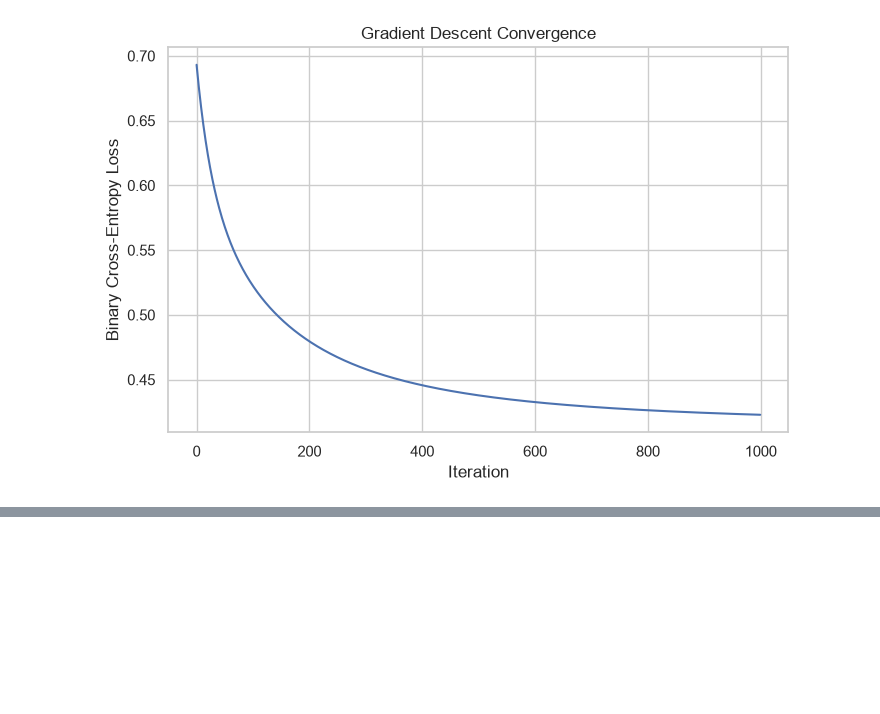
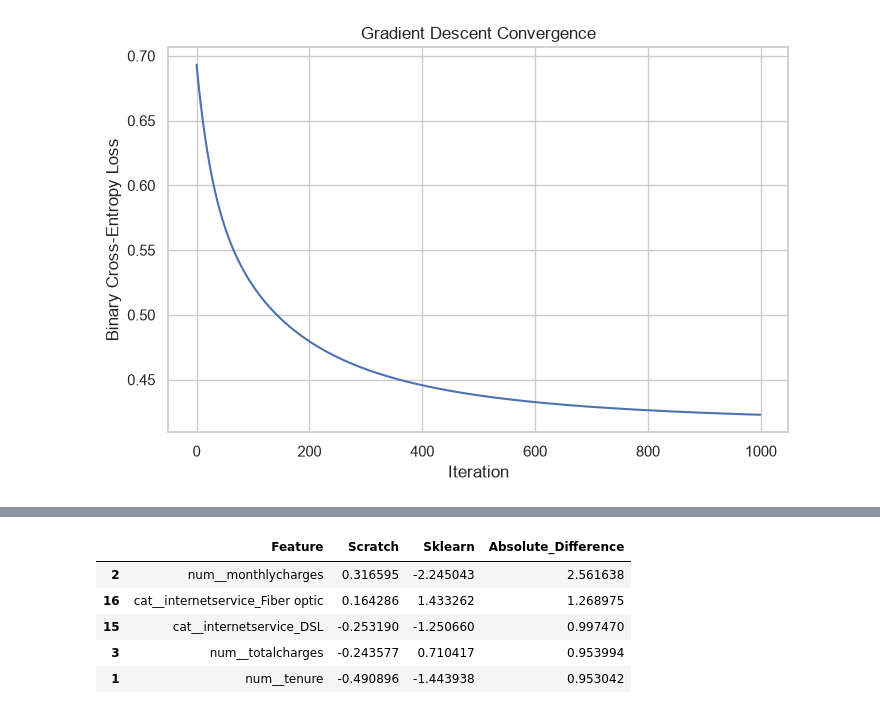
Before and after one commit to ZahinAwosaf/telco-churn-classification, a Jupyter notebook: telco_customer_churn.ipynb, the cells around one changed output, grey strips where cells are left out. Saved outputs shown, nothing was run; the diff lists cells and outputs as text; code cells hidden in the pictures; blank space fills up the shorter version.

```diff
--- a/telco_customer_churn.ipynb
+++ b/telco_customer_churn.ipynb
@@ -285,0 +331,9 @@ plt.show()
+# %%
+coef_comparison.sort_values('Absolute_Difference', ascending = False).head()
+# %% [output]
+|  | Feature | Scratch | Sklearn | Absolute_Difference |
+| 2 | num__monthlycharges | 0.316595 | -2.245043 | 2.561638 |
+| 16 | cat__internetservice_Fiber optic | 0.164286 | 1.433262 | 1.268975 |
+| 15 | cat__internetservice_DSL | -0.253190 | -1.250660 | 0.997470 |
+| 3 | num__totalcharges | -0.243577 | 0.710417 | 0.953994 |
+| 1 | num__tenure | -0.490896 | -1.443938 | 0.953042 |
```
Also changed, not shown: parts of 28 cells of this notebook.
